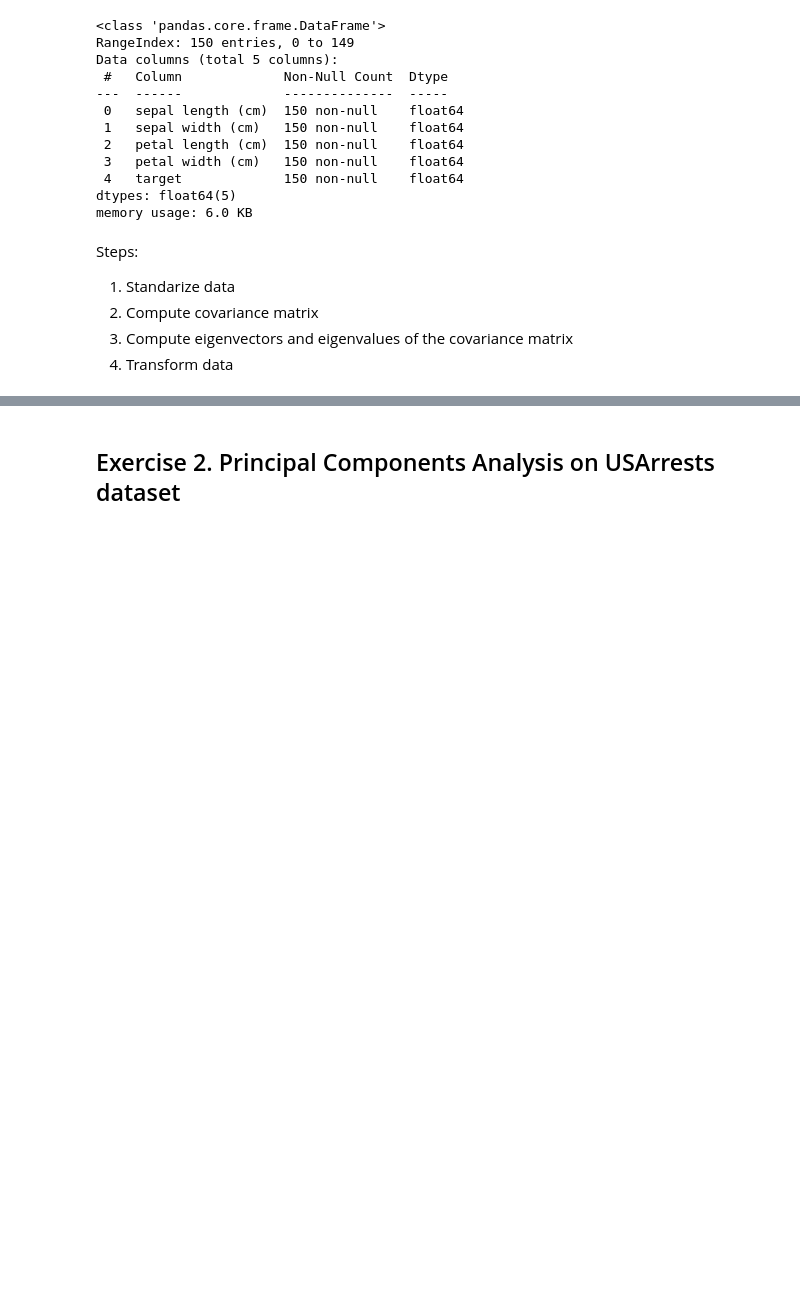
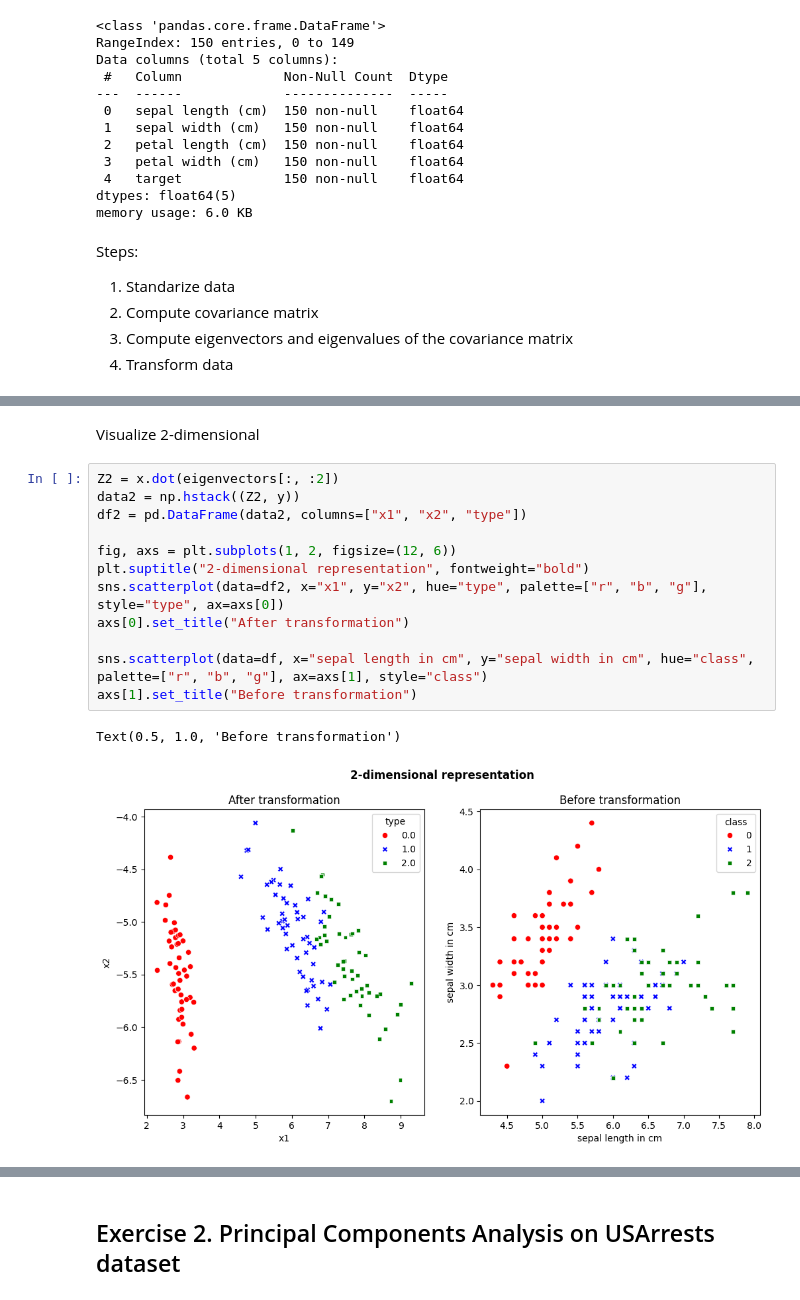
Before and after one commit to gabsbruh/Machine-Learning, a Jupyter notebook: 8.PCA/main.ipynb, the cells around one changed output, grey strips where cells are left out. Saved outputs shown, nothing was run; the diff lists cells and outputs as text; blank space fills up the shorter version.

```diff
--- a/8.PCA/main.ipynb
+++ b/8.PCA/main.ipynb
@@ -55,0 +85,17 @@ eigenvalues, eigenvectors = np.linalg.eig(cov_matrix)
+# %% [markdown]
+Visualize 2-dimensional
+# %%
+Z2 = x.dot(eigenvectors[:, :2])
+data2 = np.hstack((Z2, y))
+df2 = pd.DataFrame(data2, columns=["x1", "x2", "type"])
+
+fig, axs = plt.subplots(1, 2, figsize=(12, 6))
+plt.suptitle("2-dimensional representation", fontweight="bold")
+sns.scatterplot(data=df2, x="x1", y="x2", hue="type", palette=["r", "b", "g"], style="type", ax=axs[0])
+axs[0].set_title("After transformation")
+
+sns.scatterplot(data=df, x="sepal length in cm", y="sepal width in cm", hue="class", palette=["r", "b", "g"], ax=axs[1], style="class")
+axs[1].set_title("Before transformation")
+# %% [output]
+Text(0.5, 1.0, 'Before transformation')
+[figure, added]
```
Also changed, not shown: parts of 25 cells of this notebook.
